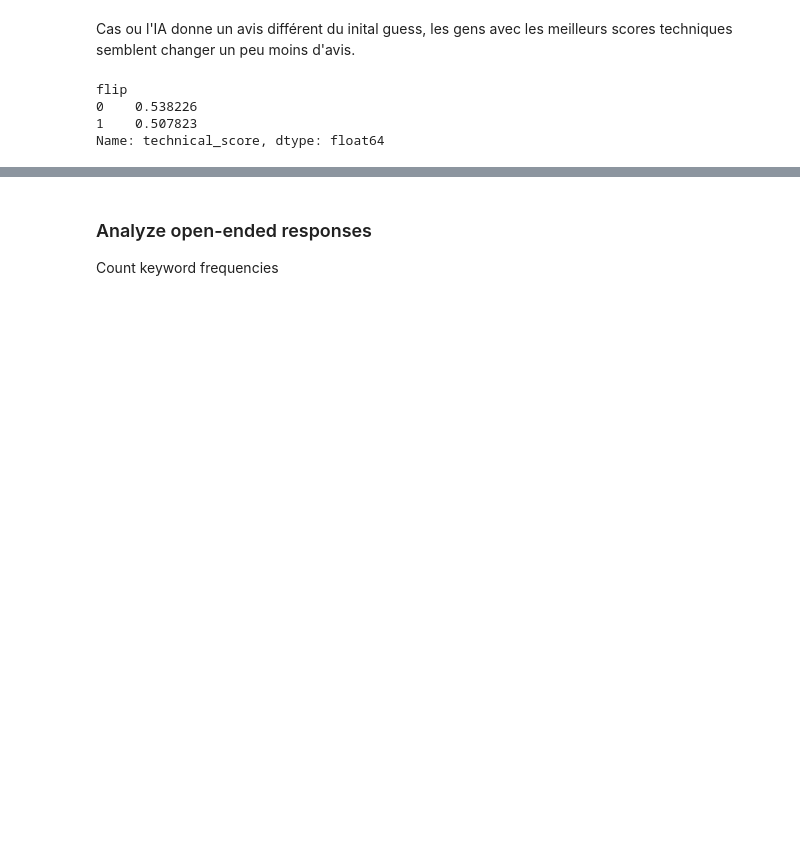
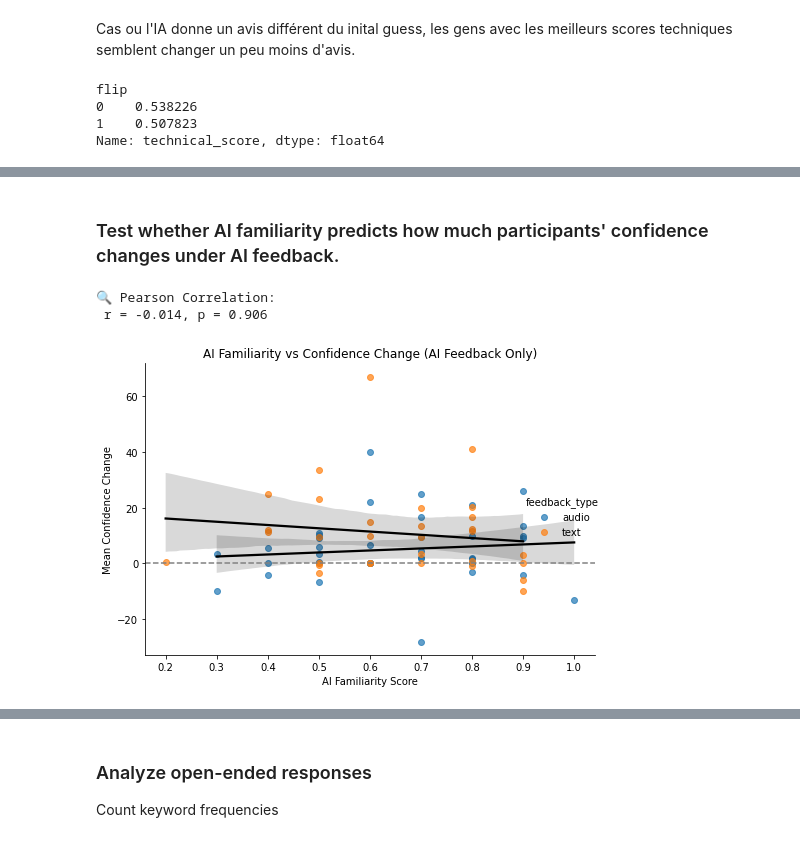
Before and after one commit to liogrnbrg/SHS_Psycho, a Jupyter notebook: main_analysis.ipynb, the cells around one changed output, grey strips where cells are left out. Cells and saved outputs as stored; diff of their text form; code cells hidden in the pictures; blank space fills up the shorter version.

Commit message:
ai familiarity and technical knowledge

```diff
--- a/main_analysis.ipynb
+++ b/main_analysis.ipynb
@@ -663,0 +680,19 @@ sns.scatterplot(
+# %%
+# Step 1: Compute flip rate per participant × feedback source
+flip_summary = (
+    df_AI_diff_feedback
+    .groupby(['participant_id', 'feedback_source'])['flip']
+    .mean()
+    .reset_index()
+    .rename(columns={'flip': 'flip_rate'})
+)
+
+# Step 2: Merge with conf_df3
+conf_df3 = conf_df3.merge(
+    flip_summary,
+    on=['participant_id', 'feedback_source'],
+    how='left'  # keep only rows from conf_df3
+)
+# %%
+conf_df3['flip_rate'] = conf_df3['flip_rate'].fillna(0)
+conf_df3.head(10)
@@ -663,0 +711,32 @@ sns.scatterplot(
+# %% [markdown]
+### Test whether AI familiarity predicts how much participants' confidence changes under AI feedback.
+# %%
+# Step 1: Filter only AI feedback
+ai_only = conf_df3[conf_df3['feedback_source'] == 'AI'].copy()
+
+# Step 2: Run Pearson correlation
+r, p = pearsonr(ai_only['familiarity_score'], ai_only['mean_conf_change'])
+print(f"🔍 Pearson Correlation:\n r = {r:.3f}, p = {p:.3f}")
+
+# Step 3: Regression plot
+sns.lmplot(
+    data=ai_only,
+    x='familiarity_score',
+    y='mean_conf_change',
+    hue='feedback_type',
+    height=5,
+    aspect=1.2,
+    scatter_kws={'alpha': 0.7},
+    line_kws={'color': 'black'}
+)
+
+plt.axhline(0, linestyle='--', color='gray')
+plt.title("AI Familiarity vs Confidence Change (AI Feedback Only)")
+plt.xlabel("AI Familiarity Score")
+plt.ylabel("Mean Confidence Change")
+plt.tight_layout()
+plt.show()
+# %% [output]
+🔍 Pearson Correlation:
+ r = -0.014, p = 0.906
+[figure, added]
```
Also changed, not shown: parts of 33 cells of this notebook.
